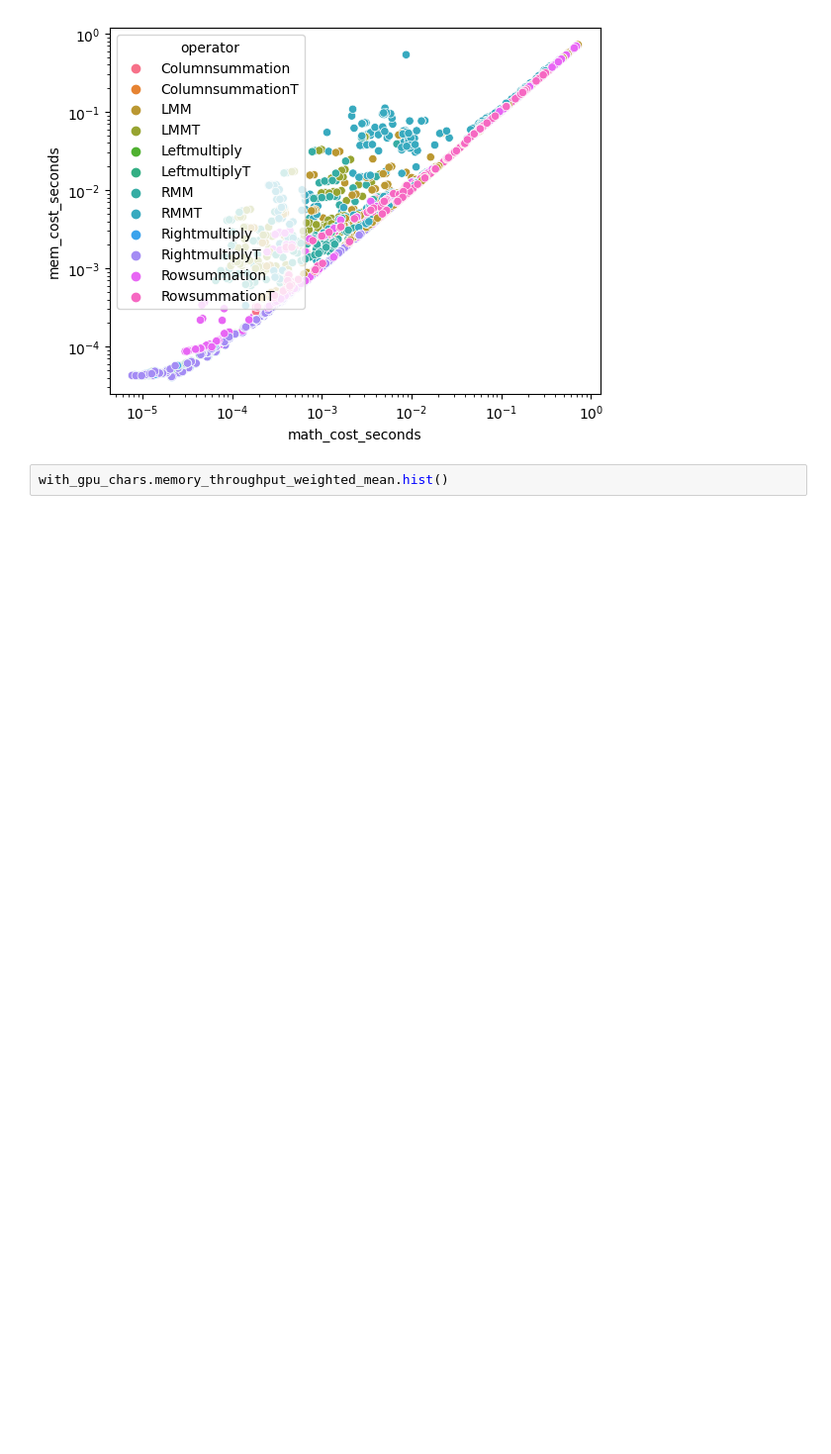
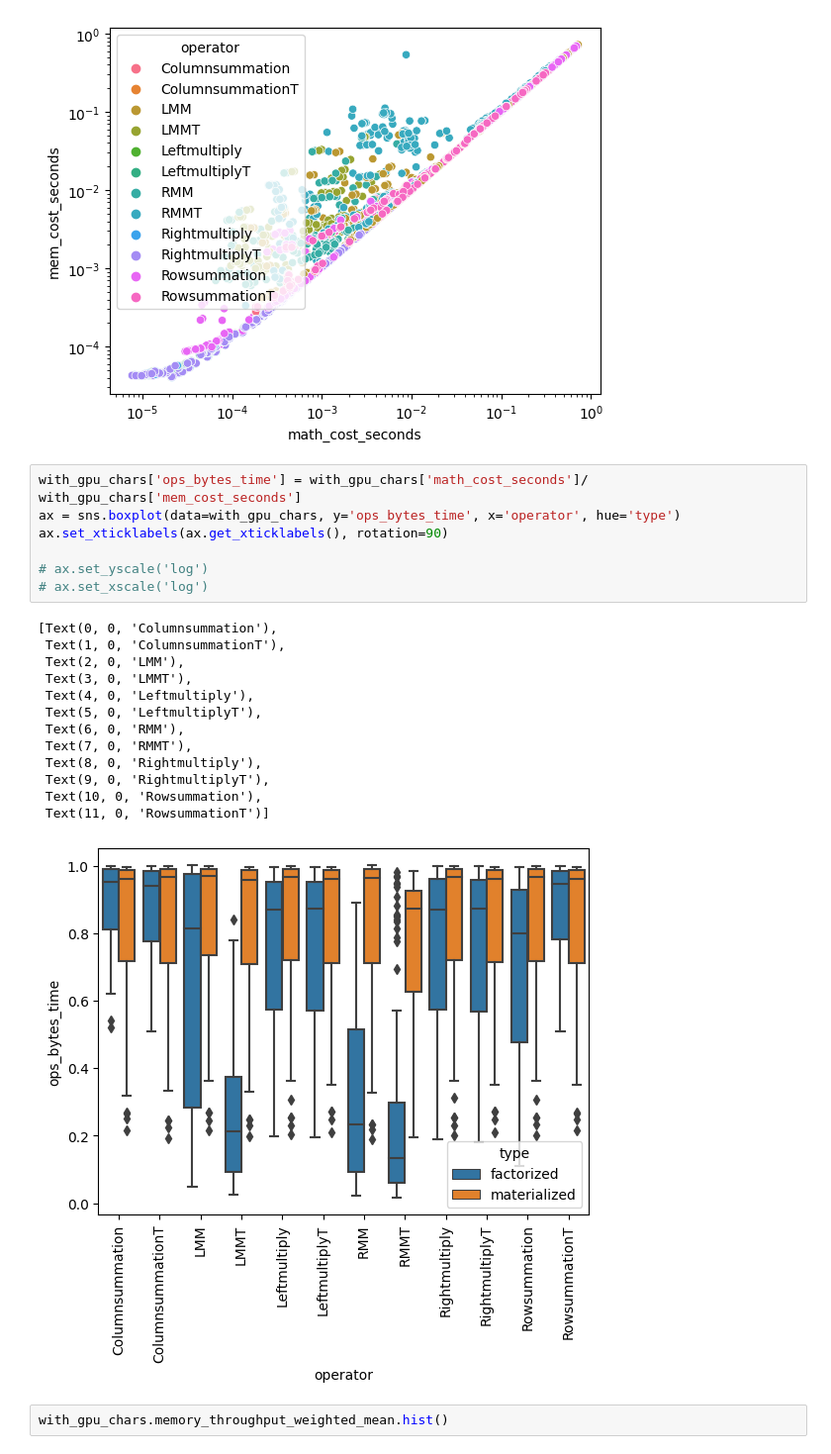
Before and after one commit to ptemarvelde/amalur-experiments, a Jupyter notebook: results/full_1/analytical_model/analytical.ipynb, the cells around one changed output. Shown at 99% size. Saved outputs shown, nothing was run; the diff lists cells and outputs as text; blank space fills up the shorter version.

```diff
--- a/results/full_1/analytical_model/analytical.ipynb
+++ b/results/full_1/analytical_model/analytical.ipynb
@@ -204,6 +204,27 @@ ax.set_yscale('log')
 ax.set_xscale('log')
 # %% [output]
 [figure]
+# %%
+with_gpu_chars['ops_bytes_time'] = with_gpu_chars['math_cost_seconds']/ with_gpu_chars['mem_cost_seconds']
+ax = sns.boxplot(data=with_gpu_chars, y='ops_bytes_time', x='operator', hue='type')
+ax.set_xticklabels(ax.get_xticklabels(), rotation=90)
+
+# ax.set_yscale('log')
+# ax.set_xscale('log')
+# %% [output]
+[Text(0, 0, 'Columnsummation'),
+ Text(1, 0, 'ColumnsummationT'),
+ Text(2, 0, 'LMM'),
+ Text(3, 0, 'LMMT'),
+ Text(4, 0, 'Leftmultiply'),
+ Text(5, 0, 'LeftmultiplyT'),
+ Text(6, 0, 'RMM'),
+ Text(7, 0, 'RMMT'),
+ Text(8, 0, 'Rightmultiply'),
+ Text(9, 0, 'RightmultiplyT'),
+ Text(10, 0, 'Rowsummation'),
+ Text(11, 0, 'RowsummationT')]
+[figure, added]
 # %%
 with_gpu_chars.memory_throughput_weighted_mean.hist()
 # %% [output]
```
Also changed, not shown: parts of 6 cells of this notebook, 3 other files.
